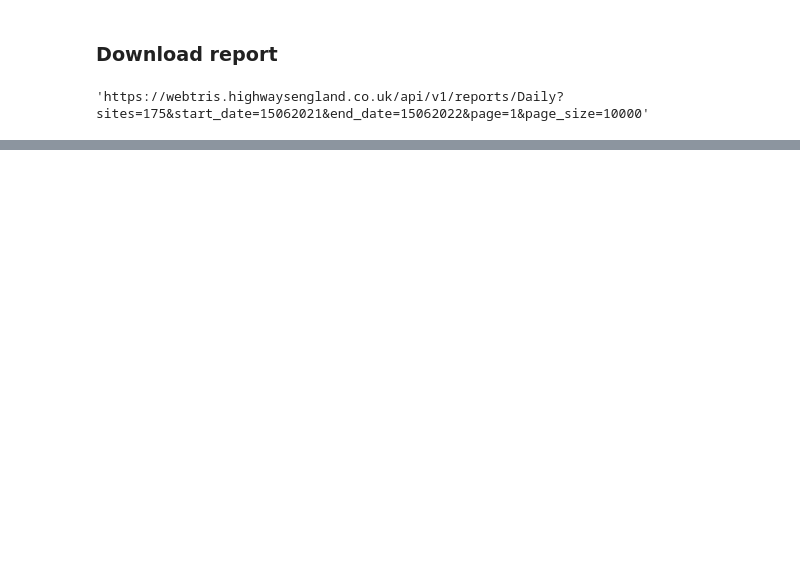
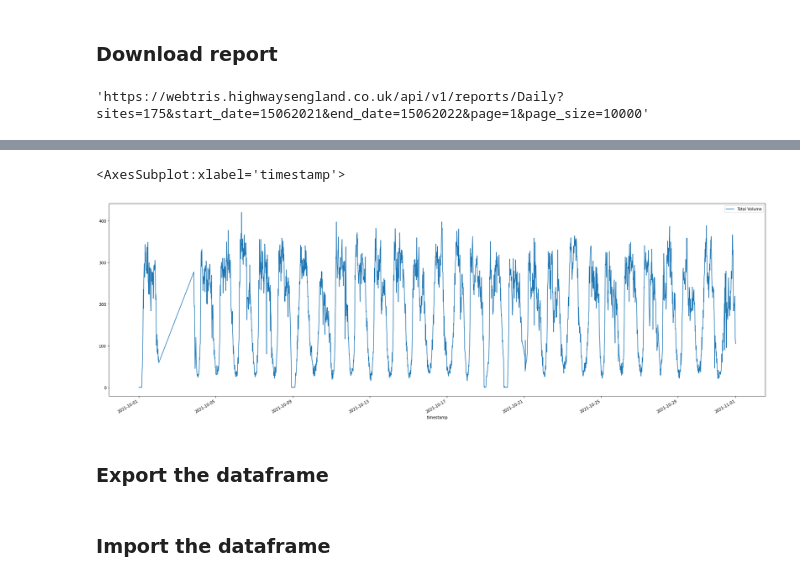
Before and after one commit to JakeRobertBaker/Highways, a Jupyter notebook: Queries.ipynb, the cells around one changed output, grey strips where cells are left out. Saved outputs shown, nothing was run; the diff lists cells and outputs as text; code cells hidden in the pictures; blank space fills up the shorter version.

```diff
--- a/Queries.ipynb
+++ b/Queries.ipynb
@@ -238,0 +284,8 @@ x1
+# %%
+filterd_report = clean_report.loc[clean_report['timestamp'].dt.to_period('M')  == '2021-10']
+filterd_report.plot('timestamp','Total Volume', figsize = (30,10))
+# %% [output]
+<AxesSubplot:xlabel='timestamp'>
+[figure, added]
+# %% [markdown]
+### Export the dataframe
@@ -238,0 +294,2 @@ x1
+# %% [markdown]
+### Import the dataframe
```
Also changed, not shown: parts of 19 cells of this notebook, 4 other files.
